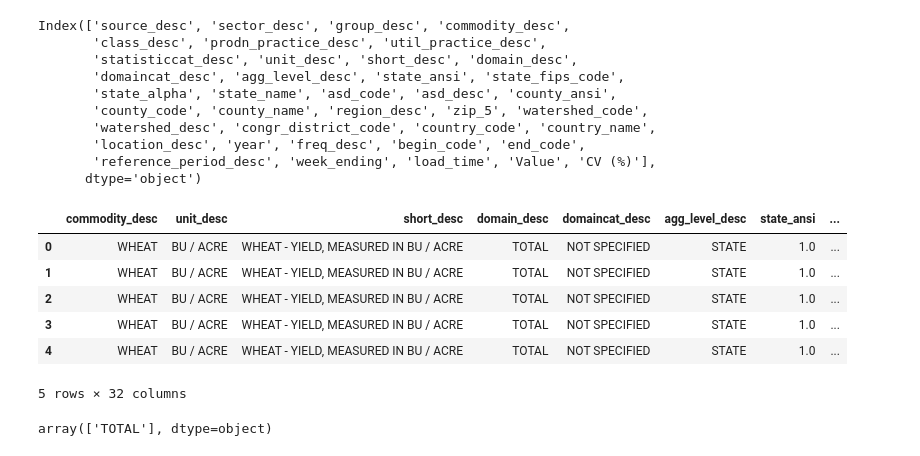
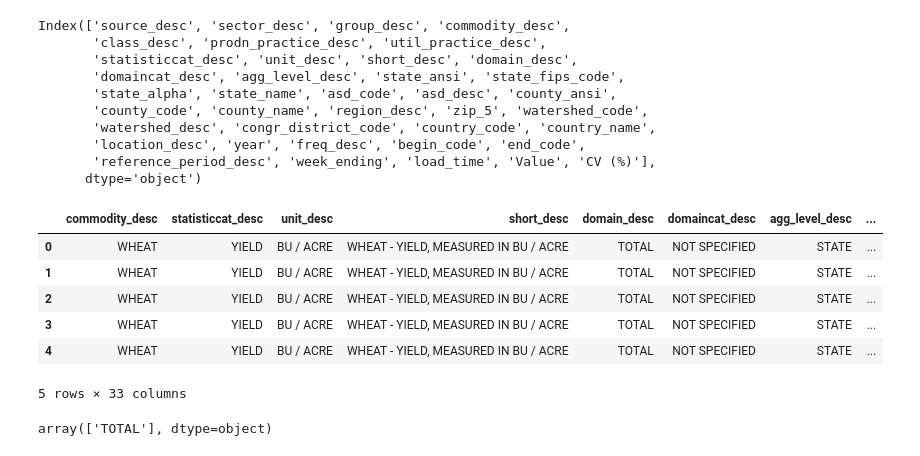
Before and after one commit to nickbartram/climate_agriculture_impact, a Jupyter notebook: crop_data.ipynb, the cells around one changed output. Cells and saved outputs as stored; diff of their text form; code cells hidden in the pictures.

```diff
--- a/crop_data.ipynb
+++ b/crop_data.ipynb
@@ -373,16 +373,16 @@ Index(['source_desc', 'sector_desc', 'group_desc', 'commodity_desc',
       dtype='object')
 # %%
 # Let's drop some columns in increments for usability
-USDA_wheat_df = USDA_wheat_df.drop(columns=['source_desc', 'sector_desc', 'group_desc', 'class_desc', 'prodn_practice_desc', 'util_practice_desc', 'statisticcat_desc'])
+USDA_wheat_df = USDA_wheat_df.drop(columns=['source_desc', 'sector_desc', 'group_desc', 'class_desc', 'prodn_practice_desc', 'util_practice_desc'])
 USDA_wheat_df.head()
 # %% [output]
-|  | commodity_desc | unit_desc | short_desc | domain_desc | domaincat_desc | agg_level_desc | state_ansi | ... |
-| 0 | WHEAT | BU / ACRE | WHEAT - YIELD, MEASURED IN BU / ACRE | TOTAL | NOT SPECIFIED | STATE | 1.0 | ... |
-| 1 | WHEAT | BU / ACRE | WHEAT - YIELD, MEASURED IN BU / ACRE | TOTAL | NOT SPECIFIED | STATE | 1.0 | ... |
-| 2 | WHEAT | BU / ACRE | WHEAT - YIELD, MEASURED IN BU / ACRE | TOTAL | NOT SPECIFIED | STATE | 1.0 | ... |
-| 3 | WHEAT | BU / ACRE | WHEAT - YIELD, MEASURED IN BU / ACRE | TOTAL | NOT SPECIFIED | STATE | 1.0 | ... |
-| 4 | WHEAT | BU / ACRE | WHEAT - YIELD, MEASURED IN BU / ACRE | TOTAL | NOT SPECIFIED | STATE | 1.0 | ... |
+|  | commodity_desc | statisticcat_desc | unit_desc | short_desc | domain_desc | domaincat_desc | agg_level_desc | ... |
+| 0 | WHEAT | YIELD | BU / ACRE | WHEAT - YIELD, MEASURED IN BU / ACRE | TOTAL | NOT SPECIFIED | STATE | ... |
+| 1 | WHEAT | YIELD | BU / ACRE | WHEAT - YIELD, MEASURED IN BU / ACRE | TOTAL | NOT SPECIFIED | STATE | ... |
+| 2 | WHEAT | YIELD | BU / ACRE | WHEAT - YIELD, MEASURED IN BU / ACRE | TOTAL | NOT SPECIFIED | STATE | ... |
+| 3 | WHEAT | YIELD | BU / ACRE | WHEAT - YIELD, MEASURED IN BU / ACRE | TOTAL | NOT SPECIFIED | STATE | ... |
+| 4 | WHEAT | YIELD | BU / ACRE | WHEAT - YIELD, MEASURED IN BU / ACRE | TOTAL | NOT SPECIFIED | STATE | ... |
-5 rows × 32 columns
+5 rows × 33 columns
 # %%
 # Check domain_desc column
 USDA_wheat_df['domain_desc'].unique()
```
Also changed, not shown: parts of 21 cells of this notebook, 1 other file.
